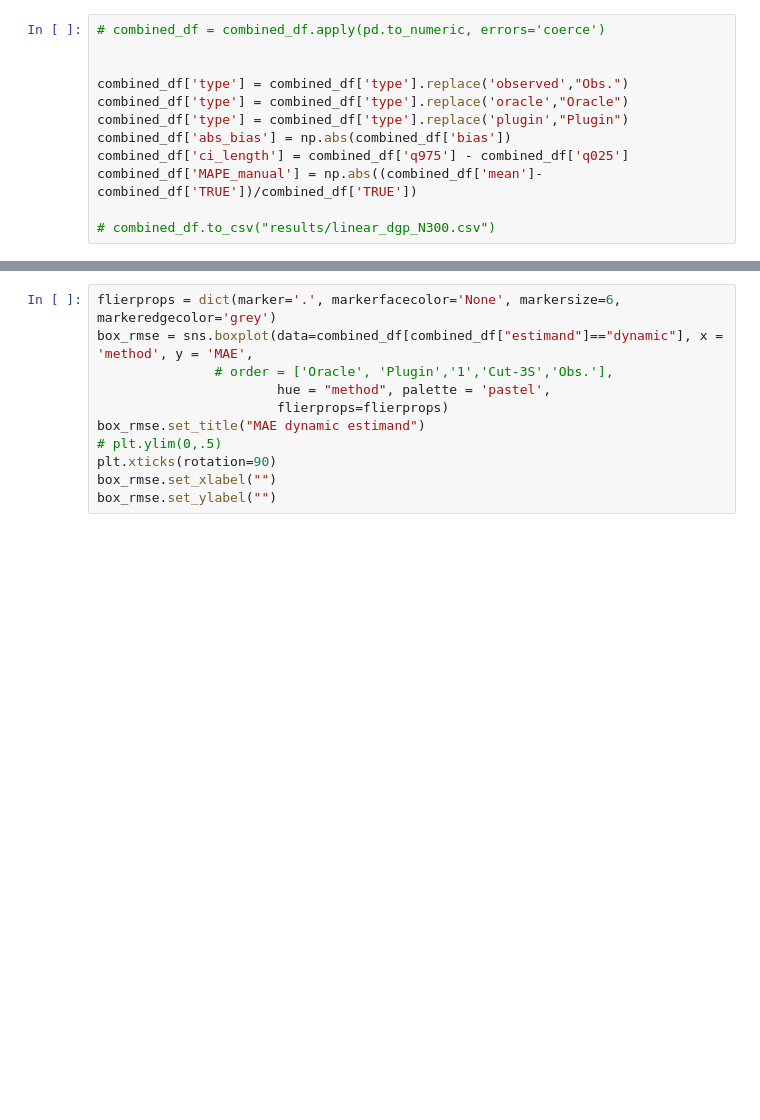
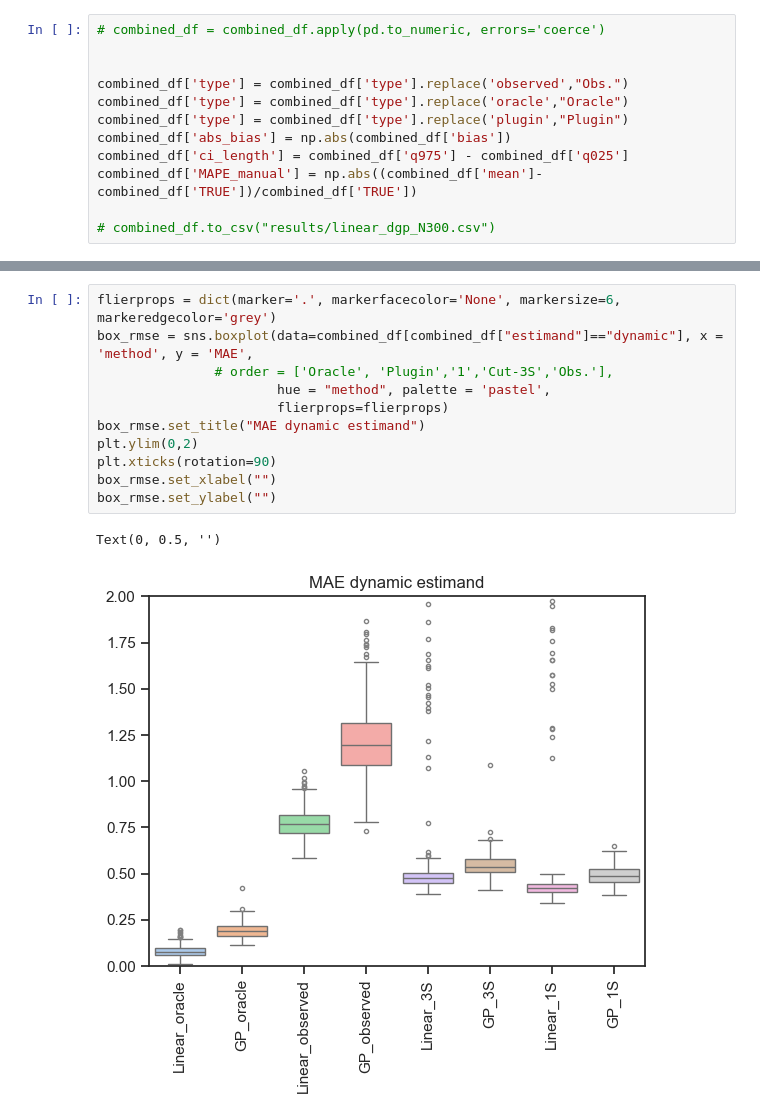
Before and after one commit to barwein/BayesProxyNets, a Jupyter notebook: Simulations/Sim_results_analysis.ipynb, the cells around one changed output, grey strips where cells are left out. Saved outputs shown, nothing was run; the diff lists cells and outputs as text; blank space fills up the shorter version.

```diff
--- a/Simulations/Sim_results_analysis.ipynb
+++ b/Simulations/Sim_results_analysis.ipynb
@@ -86,14 +183,17 @@ box_rmse.set_ylabel("")
 # %%
 flierprops = dict(marker='.', markerfacecolor='None', markersize=6,  markeredgecolor='grey')
 box_rmse = sns.boxplot(data=combined_df[combined_df["estimand"]=="dynamic"], x = 'method', y = 'MAE',
                # order = ['Oracle', 'Plugin','1','Cut-3S','Obs.'],
                        hue = "method", palette = 'pastel',
                        flierprops=flierprops)
 box_rmse.set_title("MAE dynamic estimand")
-# plt.ylim(0,.5)
+plt.ylim(0,2)
 plt.xticks(rotation=90)
 box_rmse.set_xlabel("")
 box_rmse.set_ylabel("")
+# %% [output]
+Text(0, 0.5, '')
+[figure, added]
 # %%
 flierprops = dict(marker='.', markerfacecolor='None', markersize=6,  markeredgecolor='grey')
 box_rmse = sns.boxplot(data=combined_df[combined_df["estimand"]=="stoch"], x = 'method', y = 'RMSE',
```
Also changed, not shown: parts of 18 cells of this notebook, 30 other files.
